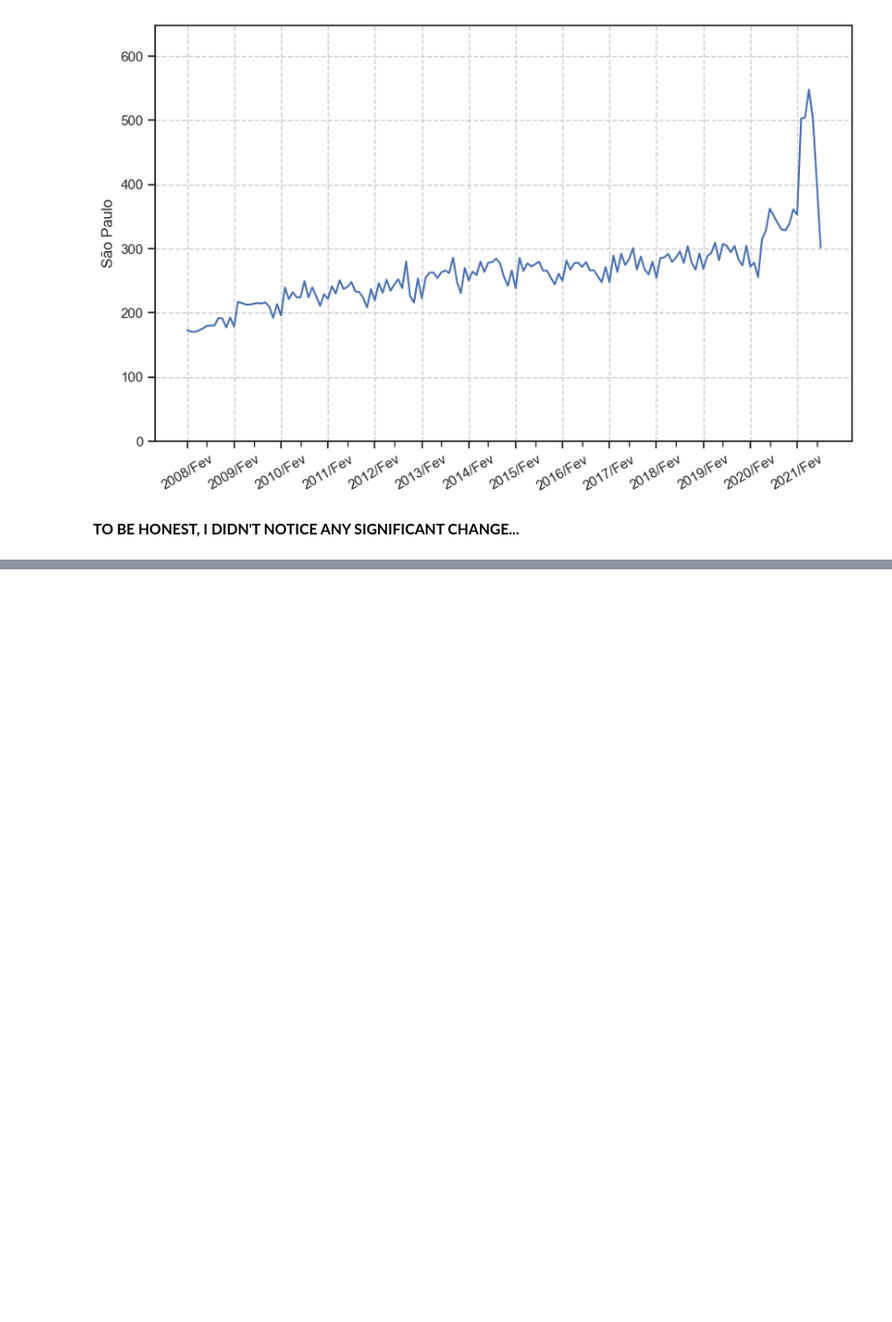
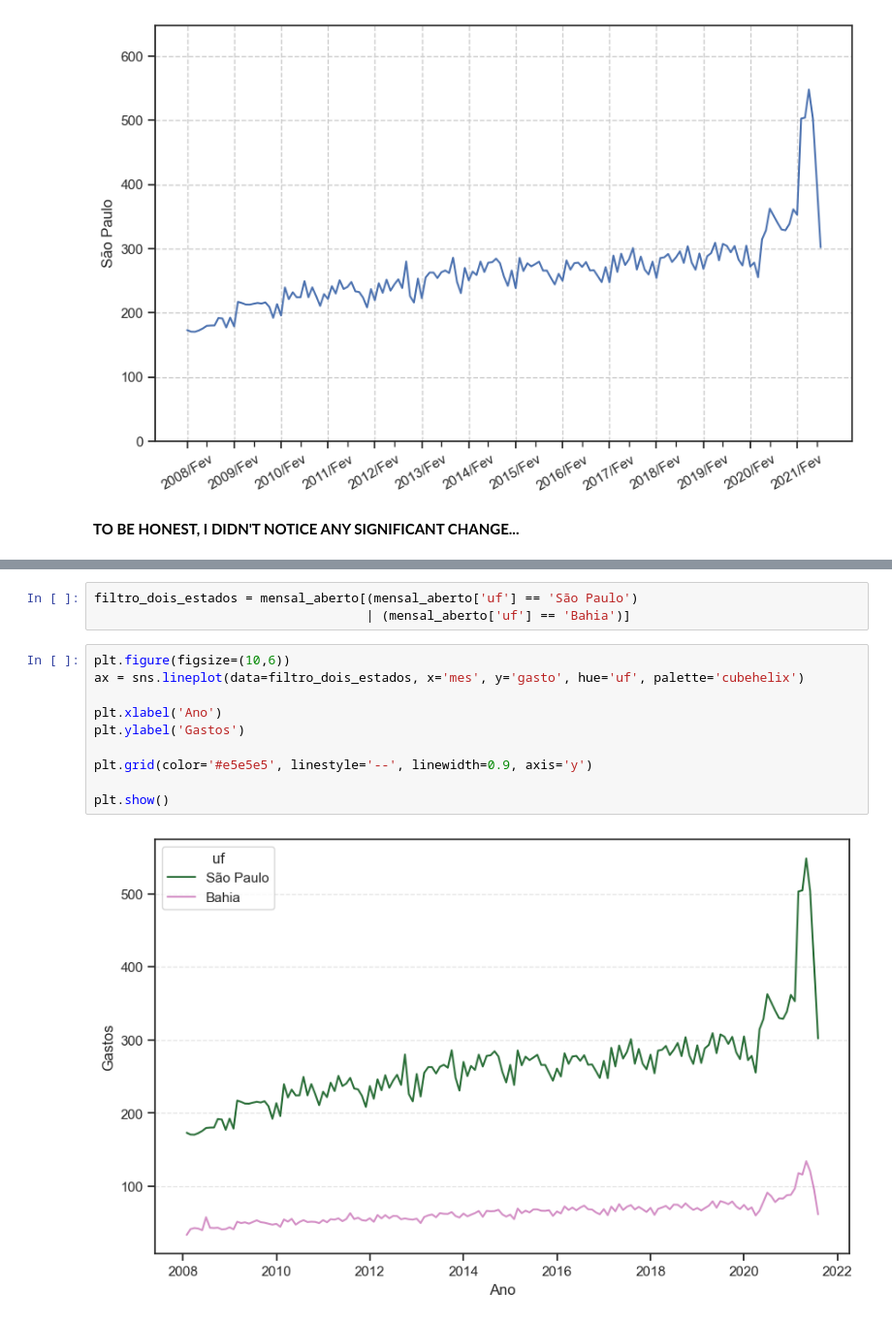
Before and after one commit to rfelipesilva/pos-tech-data-analytics, a Jupyter notebook: jupyter/02-Visualização de dados.ipynb, the cells around one changed output, grey strips where cells are left out. Shown at 97% size. Cells and saved outputs as stored; diff of their text form; blank space fills up the shorter version.

```diff
--- a/jupyter/02-Visualização de dados.ipynb
+++ b/jupyter/02-Visualização de dados.ipynb
@@ -440,0 +662,15 @@ plt.show()
+# %%
+filtro_dois_estados = mensal_aberto[(mensal_aberto['uf'] == 'São Paulo')
+                                    | (mensal_aberto['uf'] == 'Bahia')]
+# %%
+plt.figure(figsize=(10,6))
+ax = sns.lineplot(data=filtro_dois_estados, x='mes', y='gasto', hue='uf', palette='cubehelix')
+
+plt.xlabel('Ano')
+plt.ylabel('Gastos')
+
+plt.grid(color='#e5e5e5', linestyle='--', linewidth=0.9, axis='y')
+
+plt.show()
+# %% [output]
+[figure, added]
```
Also changed, not shown: parts of 38 cells of this notebook.
